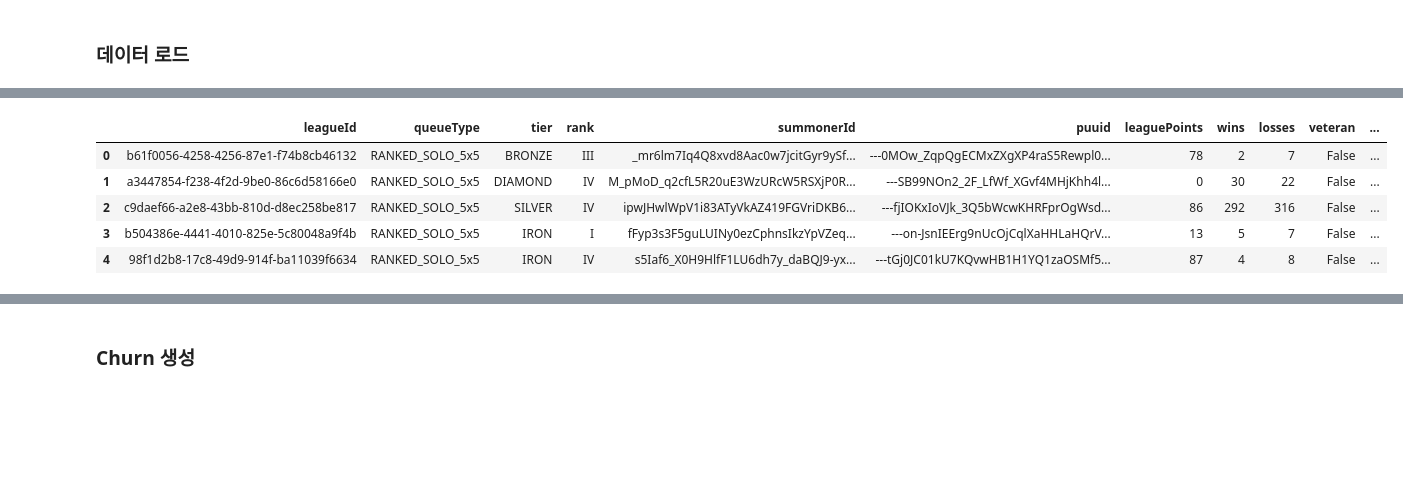
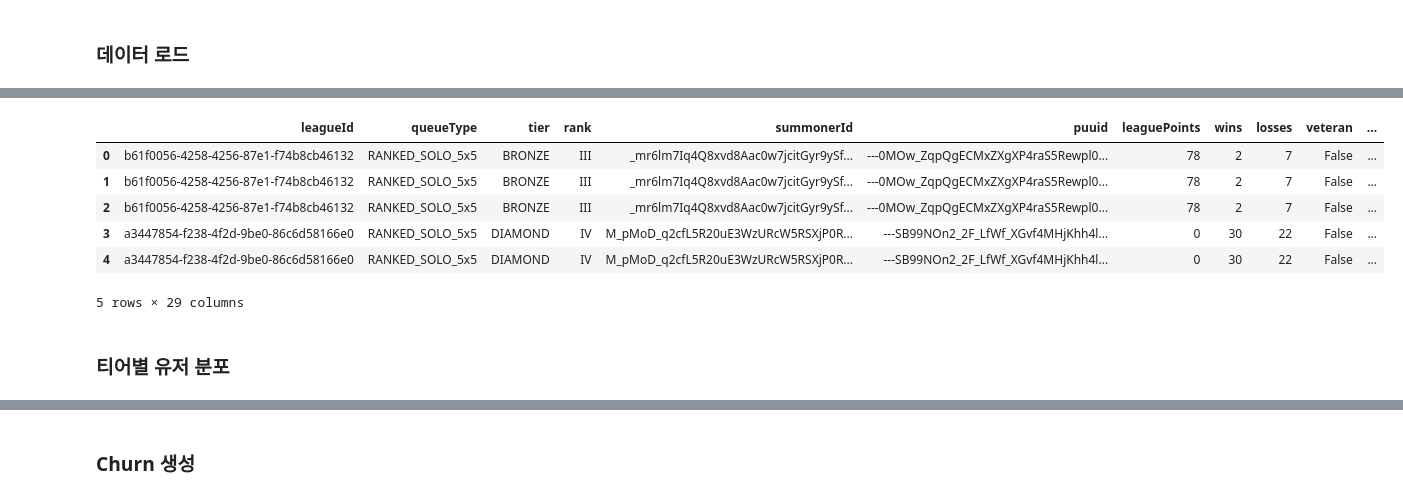
Before and after one commit to SKNETWORKS-FAMILY-AICAMP/SKN11-2nd-4Team, a Jupyter notebook: EDA/EDA.ipynb, the cells around one changed output, grey strips where cells are left out. Cells and saved outputs as stored; diff of their text form; code cells hidden in the pictures; blank space fills up the shorter version.

```diff
--- a/EDA/EDA.ipynb
+++ b/EDA/EDA.ipynb
@@ -15,16 +28,21 @@ from sklearn.preprocessing import LabelEncoder, OneHotEncoder
 # %%
 path1 = os.path.join(os.path.split(os.getcwd())[0], "data\\reduction_data\\*.csv")
 path2 = os.path.join(os.path.split(os.getcwd())[0], "data\\summoner\\*.csv")
+path3 = os.path.join(os.path.split(os.getcwd())[0], "data\\champion\\*_comprehensive.csv")
 file_path1 = glob(path1)
 file_path2 = glob(path2)
+file_path3 = glob(path3)
 
 player_info_data = pd.concat([pd.read_csv(file, encoding="utf-8") for file in file_path1], axis=0)
 summoner_data = pd.concat([pd.read_csv(file, encoding="utf-8") for file in file_path2], axis=0)
+champion_mastery_data = pd.concat([pd.read_csv(file, encoding="utf-8") for file in file_path3], axis=0)
 
 display(player_info_data.head(3))
 print(f"Player information data count : {len(player_info_data.index)}")
 display(summoner_data.head(3))
 print(f"Summoner data count : {len(summoner_data.index)}")
+display(champion_mastery_data.head(3))
+print(f"Champion mastery data count : {len(champion_mastery_data.index)}")
 # %% [output]
 |  | leagueId | queueType | tier | rank | summonerId | puuid | leaguePoints | wins | losses | veteran | ... |
 | 0 | 94da69b5-9744-4031-bf16-917e68722f6d | RANKED_SOLO_5x5 | BRONZE | I | CL-MWfColtulz89D80YG9fwTkoNyEyEv4... | uc0urX5w8IlvaETcbZnQjMefQzXw5cZNS... | 25 | 24 | 16 | False | ... |
@@ -39,10 +68,13 @@ Summoner data count : 231930
 # %%
-data = pd.merge(player_info_data, summoner_data, how="outer", on="puuid")
+data = reduce(lambda x, y: pd.merge(x, y, how="outer", on="puuid"), [player_info_data, summoner_data, champion_mastery_data])
 data.head()
 # %% [output]
 |  | leagueId | queueType | tier | rank | summonerId | puuid | leaguePoints | wins | losses | veteran | ... |
 | 0 | b61f0056-4258-4256-87e1-f74b8cb46132 | RANKED_SOLO_5x5 | BRONZE | III | _mr6lm7Iq4Q8xvd8Aac0w7jcitGyr9ySf... | ---0MOw_ZqpQgECMxZXgXP4raS5Rewpl0... | 78 | 2 | 7 | False | ... |
-| 1 | a3447854-f238-4f2d-9be0-86c6d58166e0 | RANKED_SOLO_5x5 | DIAMOND | IV | M_pMoD_q2cfL5R20uE3WzURcW5RSXjP0R... | ---SB99NOn2_2F_LfWf_XGvf4MHjKhh4l... | 0 | 30 | 22 | False | ... |
-| 2 | c9daef66-a2e8-43bb-810d-d8ec258be817 | RANKED_SOLO_5x5 | SILVER | IV | ipwJHwlWpV1i83ATyVkAZ419FGVriDKB6... | ---fjIOKxIoVJk_3Q5bWcwKHRFprOgWsd... | 86 | 292 | 316 | False | ... |
-| 3 | b504386e-4441-4010-825e-5c80048a9f4b | RANKED_SOLO_5x5 | IRON | I | fFyp3s3F5guLUINy0ezCphnsIkzYpVZeq... | ---on-JsnIEErg9nUcOjCqlXaHHLaHQrV... | 13 | 5 | 7 | False | ... |
-| 4 | 98f1d2b8-17c8-49d9-914f-ba11039f6634 | RANKED_SOLO_5x5 | IRON | IV | s5Iaf6_X0H9HlfF1LU6dh7y_daBQJ9-yx... | ---tGj0JC01kU7KQvwHB1H1YQ1zaOSMf5... | 87 | 4 | 8 | False | ... |
+| 1 | b61f0056-4258-4256-87e1-f74b8cb46132 | RANKED_SOLO_5x5 | BRONZE | III | _mr6lm7Iq4Q8xvd8Aac0w7jcitGyr9ySf... | ---0MOw_ZqpQgECMxZXgXP4raS5Rewpl0... | 78 | 2 | 7 | False | ... |
+| 2 | b61f0056-4258-4256-87e1-f74b8cb46132 | RANKED_SOLO_5x5 | BRONZE | III | _mr6lm7Iq4Q8xvd8Aac0w7jcitGyr9ySf... | ---0MOw_ZqpQgECMxZXgXP4raS5Rewpl0... | 78 | 2 | 7 | False | ... |
+| 3 | a3447854-f238-4f2d-9be0-86c6d58166e0 | RANKED_SOLO_5x5 | DIAMOND | IV | M_pMoD_q2cfL5R20uE3WzURcW5RSXjP0R... | ---SB99NOn2_2F_LfWf_XGvf4MHjKhh4l... | 0 | 30 | 22 | False | ... |
+| 4 | a3447854-f238-4f2d-9be0-86c6d58166e0 | RANKED_SOLO_5x5 | DIAMOND | IV | M_pMoD_q2cfL5R20uE3WzURcW5RSXjP0R... | ---SB99NOn2_2F_LfWf_XGvf4MHjKhh4l... | 0 | 30 | 22 | False | ... |
+5 rows × 29 columns
+# %% [markdown]
+### 티어별 유저 분포
```
Also changed, not shown: parts of 28 cells of this notebook, 1 other file.
